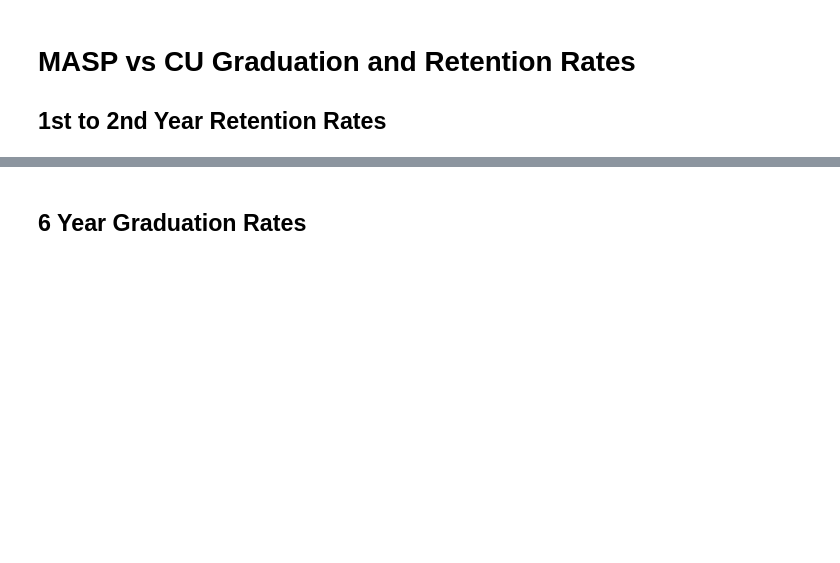
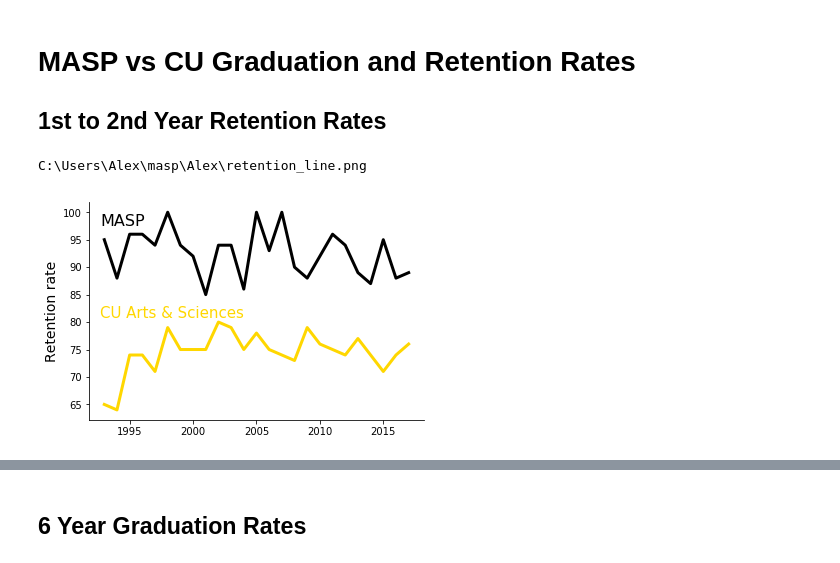
Before and after one commit to vishalrajDesigner/masp, a Jupyter notebook: Alex/masp_data_visualization.ipynb, the cells around one changed output, grey strips where cells are left out. Drawn from its saved outputs; the diff is of its cells as text; code cells hidden in the pictures; blank space fills up the shorter version.

```diff
--- a/Alex/masp_data_visualization.ipynb
+++ b/Alex/masp_data_visualization.ipynb
@@ -13,3 +29,20 @@ ret_years = list(range(1993, 1993+len(masp_ret_rates)))
+# %%
+fig, ax = plt.subplots()
+ax.spines['top'].set_visible(False)
+ax.spines['right'].set_visible(False)
+plt.plot(ret_years, masp_ret_rates, color = "black", linewidth = 3)
+plt.plot(ret_years, cu_ret_rates, color = "gold", linewidth = 3)
+plt.ylabel("Retention rate", fontsize = 14)
+
+fig.text(.15,.80, "MASP", color = "black", fontsize = 16)
+fig.text(.15,.48, "CU Arts & Sciences", color = "gold", fontsize = 15)
+
+print(filepath + "retention_line.png")
+fig.savefig(filepath + "retention_line.png", bbox_inches = 'tight', format = 'png')
+fig.savefig(filepath + "retention_line.eps", bbox_inches = 'tight', format = 'eps')
+# %% [output]
+C:\Users\Alex\masp\Alex\retention_line.png
+[figure, added]
 # %%
 fig, ax = plt.subplots()
 ax.spines['top'].set_visible(False)
```
Also changed, not shown: parts of 12 cells of this notebook, 12 other files.
